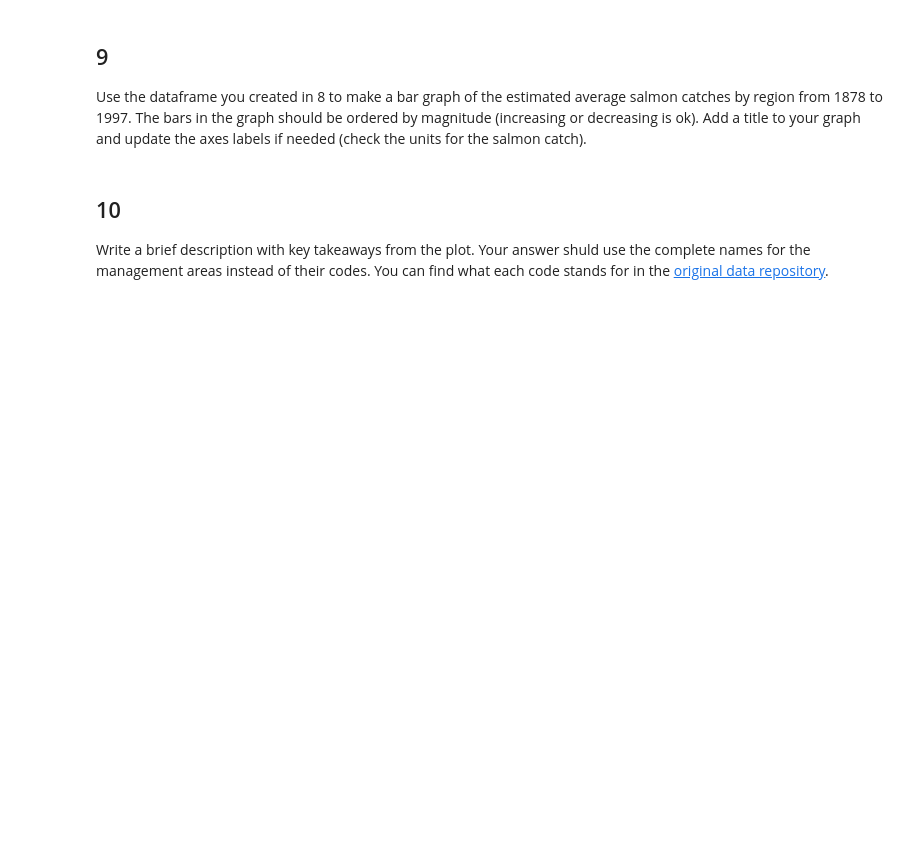
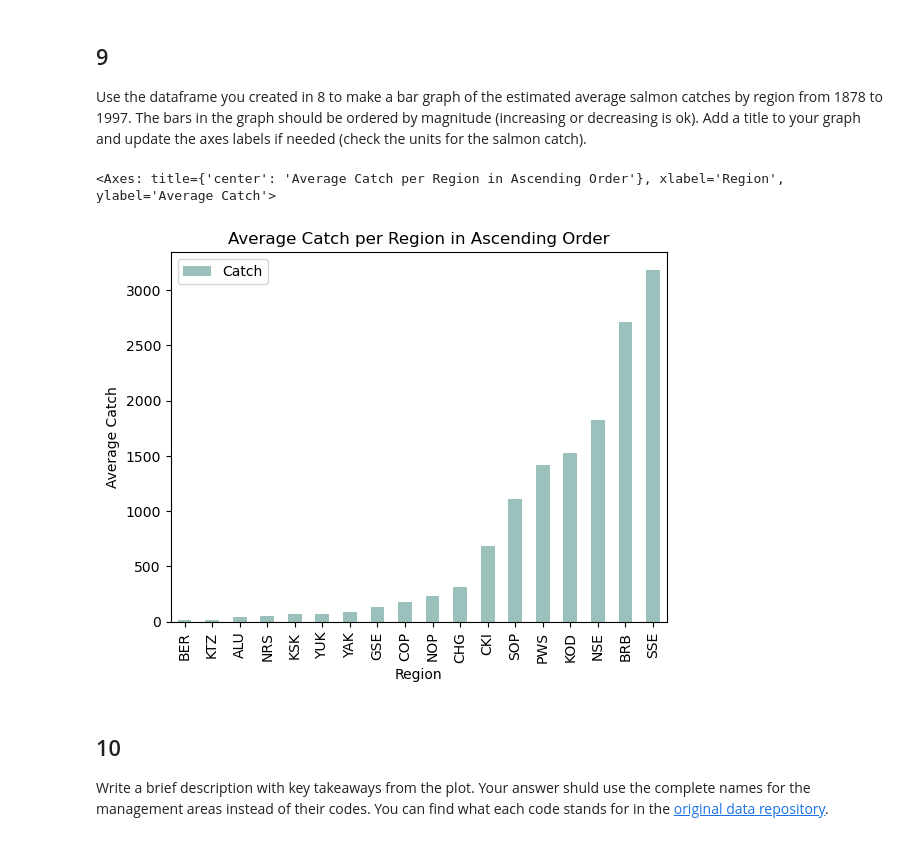
Before and after one commit to sofiiir/eds220-hwk2, a Jupyter notebook: task2/hwk2-task2-salmon.ipynb, the cells around one changed output. Drawn from its saved outputs; the diff is of its cells as text; code cells hidden in the pictures; blank space fills up the shorter version.

Commit message:
Graph creation

```diff
--- a/task2/hwk2-task2-salmon.ipynb
+++ b/task2/hwk2-task2-salmon.ipynb
@@ -266,0 +291,6 @@ avg_region
+# %%
+# Calculate mean 'Catch' by each region
+avg_region = catch_data.groupby('Region').mean('Catch').sort_values(by = 'Catch')
+
+# View new dataframe
+avg_region
@@ -274,6 +325,15 @@ grader.check("q8")
 ## 9
 
 Use the dataframe you created in 8 to make a bar graph of the estimated average salmon catches by region from 1878 to 1997. The bars in the graph should be ordered by magnitude (increasing or decreasing is ok). Add a title  to your graph and update the axes labels if needed (check the units for the salmon catch).
+# %%
+avg_region.plot(kind = 'bar',
+               y = 'Catch',
+               title = 'Average Catch per Region in Ascending Order',
+               ylabel = 'Average Catch',
+               color = '#9BC1BC')
+# %% [output]
+<Axes: title={'center': 'Average Catch per Region in Ascending Order'}, xlabel='Region', ylabel='Average Catch'>
+[figure, added]
 # %% [markdown]
 <!-- END QUESTION -->
 
```
Also changed, not shown: parts of 11 cells of this notebook.
